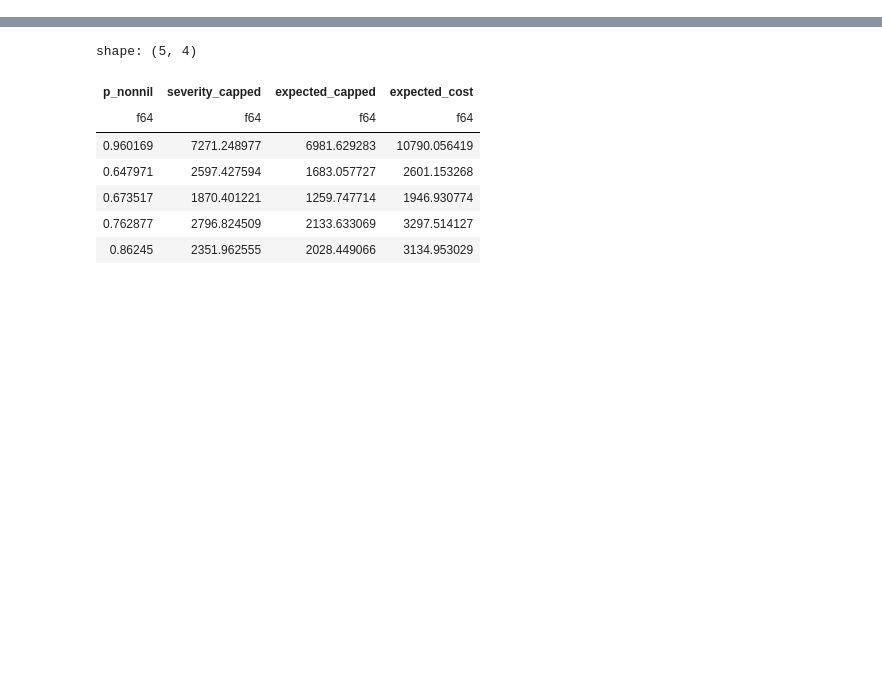
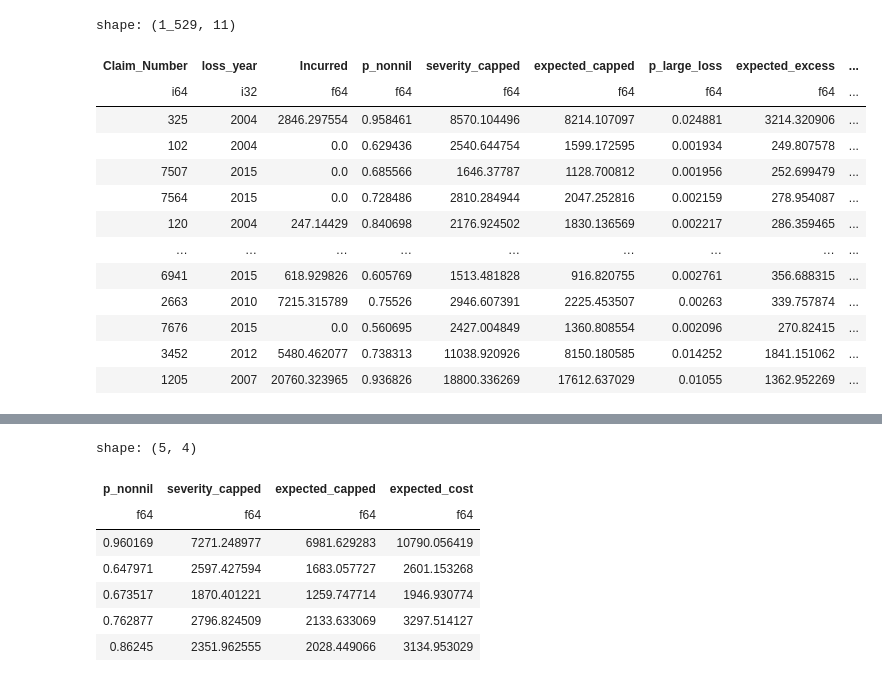
Before and after one commit to John2Wragg/Practice_Solution, a Jupyter notebook: Model_Evaluation/model_eval_test.ipynb, the cells around one changed output, grey strips where cells are left out. Drawn from its saved outputs; the diff is of its cells as text; code cells hidden in the pictures; blank space fills up the shorter version.

```diff
--- a/Model_Evaluation/model_eval_test.ipynb
+++ b/Model_Evaluation/model_eval_test.ipynb
@@ -61,0 +90,19 @@ shape: (5, 40)
+# %%
+res = expected_ultimate_loss(mb, comparison)
+# %%
+res
+# %% [output]
+shape: (1_529, 11)
+| Claim_Number | loss_year | Incurred | p_nonnil | severity_capped | expected_capped | p_large_loss | expected_excess | ... |
+| i64 | i32 | f64 | f64 | f64 | f64 | f64 | f64 | ... |
+| 325 | 2004 | 2846.297554 | 0.958461 | 8570.104496 | 8214.107097 | 0.024881 | 3214.320906 | ... |
+| 102 | 2004 | 0.0 | 0.629436 | 2540.644754 | 1599.172595 | 0.001934 | 249.807578 | ... |
+| 7507 | 2015 | 0.0 | 0.685566 | 1646.37787 | 1128.700812 | 0.001956 | 252.699479 | ... |
+| 7564 | 2015 | 0.0 | 0.728486 | 2810.284944 | 2047.252816 | 0.002159 | 278.954087 | ... |
+| 120 | 2004 | 247.14429 | 0.840698 | 2176.924502 | 1830.136569 | 0.002217 | 286.359465 | ... |
+| … | … | … | … | … | … | … | … | ... |
+| 6941 | 2015 | 618.929826 | 0.605769 | 1513.481828 | 916.820755 | 0.002761 | 356.688315 | ... |
+| 2663 | 2010 | 7215.315789 | 0.75526 | 2946.607391 | 2225.453507 | 0.00263 | 339.757874 | ... |
+| 7676 | 2015 | 0.0 | 0.560695 | 2427.004849 | 1360.808554 | 0.002096 | 270.82415 | ... |
+| 3452 | 2012 | 5480.462077 | 0.738313 | 11038.920926 | 8150.180585 | 0.014252 | 1841.151062 | ... |
+| 1205 | 2007 | 20760.323965 | 0.936826 | 18800.336269 | 17612.637029 | 0.01055 | 1362.952269 | ... |
```
Also changed, not shown: parts of 13 cells of this notebook, 2 other files.
